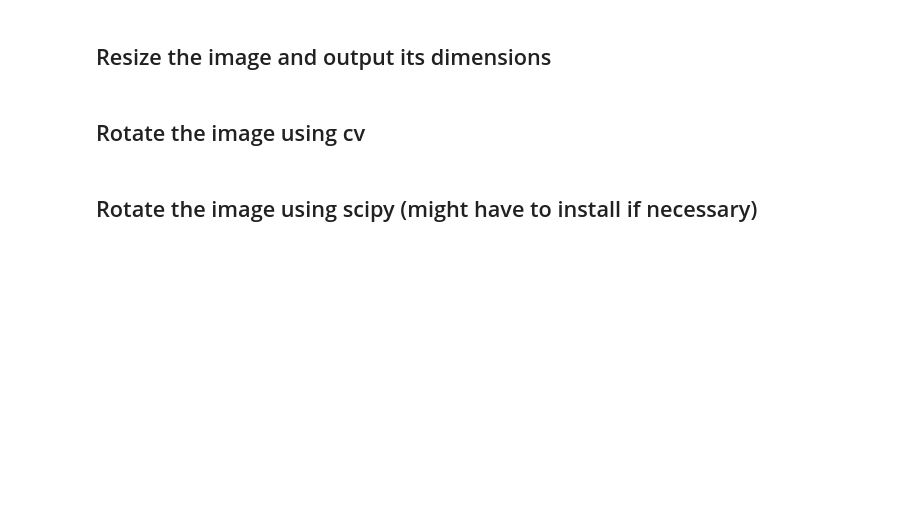
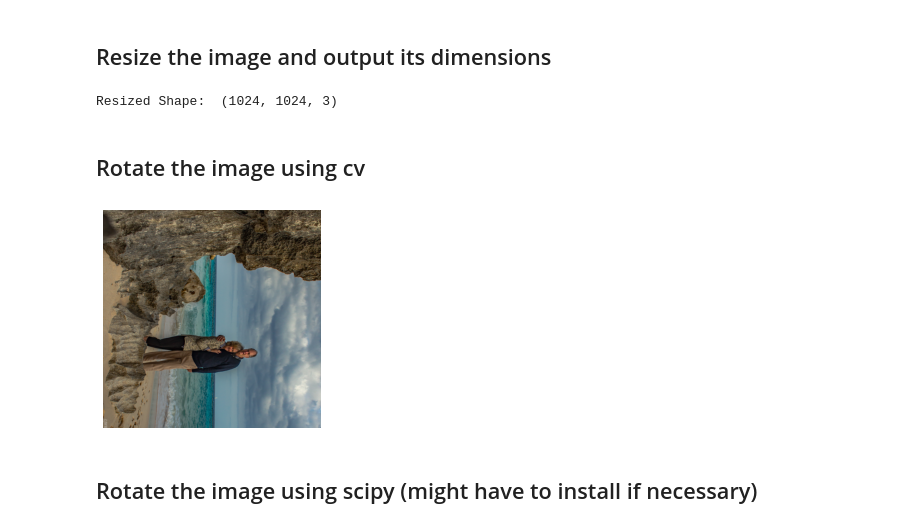
Before and after one commit to shaileshhemdev/hemdev-705.603Spring24, a Jupyter notebook: cvbasicsAssignment-main/ObjectDetection.ipynb, the cells around one changed output. Cells and saved outputs as stored; diff of their text form; code cells hidden in the pictures; blank space fills up the shorter version.

```diff
--- a/cvbasicsAssignment-main/ObjectDetection.ipynb
+++ b/cvbasicsAssignment-main/ObjectDetection.ipynb
@@ -74,15 +104,19 @@ print("Original Shape: ", img.shape)
 # %% [markdown]
 ## Resize the image and output its dimensions
 # %%
-img = cv.( )  # Add code to resize
-height, width, channel = img.shape
-print("Resized Shape: ", img.shape)
+img1 = cv.resize(img, (1024, 1024))  # Add code to resize
+height, width, channel = img1.shape
+print("Resized Shape: ", img1.shape)
+# %% [output]
+Resized Shape:  (1024, 1024, 3)
 # %% [markdown]
 ## Rotate the image using cv
 # %%
 # Rotate
-rotated_img = cv( )  # add code to rotate
-plot_cv_img(rotated_image)
+rotated_img = cv.rotate(img1, cv.ROTATE_90_CLOCKWISE)  # add code to rotate
+plot_cv_img(rotated_img)
+# %% [output]
+[figure, added]
 # %% [markdown]
 ## Rotate the image using scipy (might have to install if necessary)
 # %%
```
Also changed, not shown: parts of 8 cells of this notebook, 1 other file.
